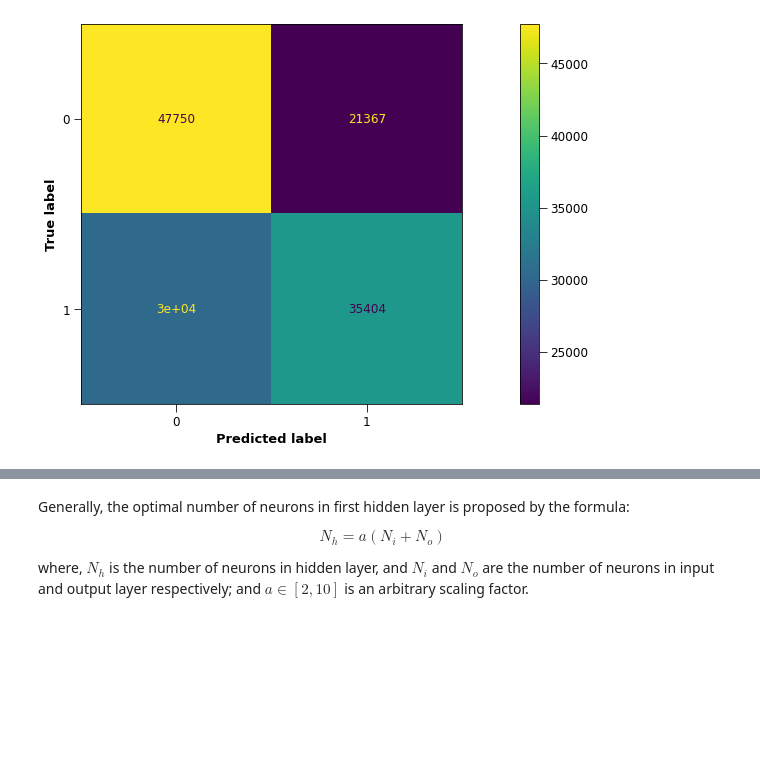
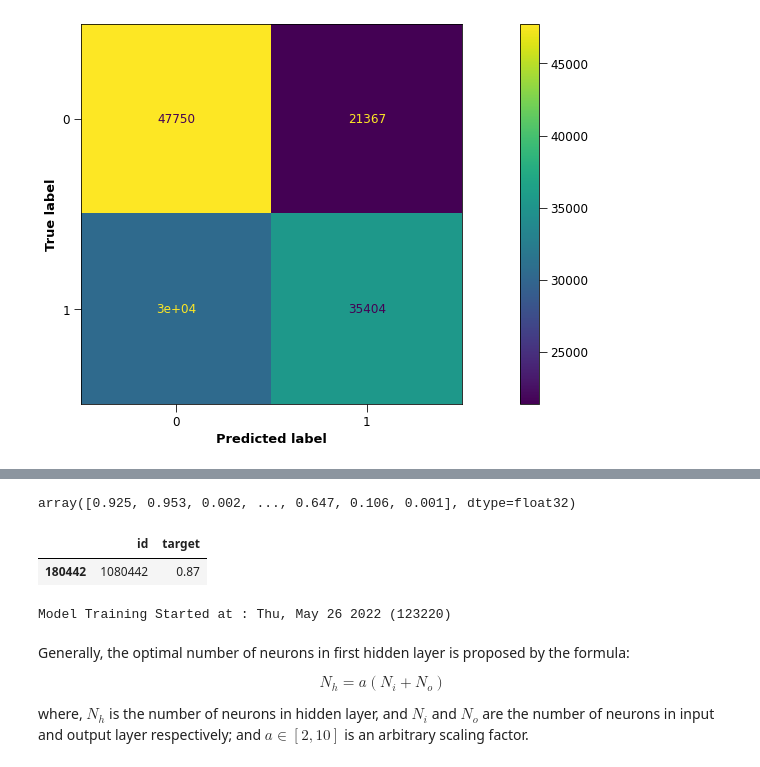
Before and after one commit to ZenithClown/self-development, a Jupyter notebook: notebooks/Tabular Playground Series [TPS] May, 2022.ipynb, the cells around one changed output, grey strips where cells are left out. Drawn from its saved outputs; the diff is of its cells as text; code cells hidden in the pictures; blank space fills up the shorter version.

```diff
--- a/notebooks/Tabular Playground Series [TPS] May, 2022.ipynb
+++ b/notebooks/Tabular Playground Series [TPS] May, 2022.ipynb
@@ -561,0 +614,5 @@ INPUT_SHAPE, OUTPUT_SHAPE
+# %%
+parameters = {'lambda': 7.12453109103749, 'alpha': 0.0012447844254356213, 'colsample_bytree': 0.9, 'subsample': 1.0, 'learning_rate': 0.02, 'n_estimators': 5079, 'max_depth': 8, 'random_state': 48, 'min_child_weight': 3}
+# %%
+model = XGBClassifier(**parameters)
+model
@@ -561,0 +631,2 @@ INPUT_SHAPE, OUTPUT_SHAPE
+# %%
+model.fit(x_train, y_train) # fit model
@@ -561,0 +644,17 @@ INPUT_SHAPE, OUTPUT_SHAPE
+# %%
+predictions = model.predict_proba(x_test)[:, 1]
+# %%
+predictions
+# %% [output]
+array([0.925, 0.953, 0.002, ..., 0.647, 0.106, 0.001], dtype=float32)
+# %%
+output = pd.DataFrame({"id" : tst_data.index, "target" : predictions})
+output.sample()
+# %% [output]
+|  | id | target |
+| 180442 | 1080442 | 0.87 |
+# %%
+ctime_ = dt.strftime(dt.strptime(ctime(), "%a %b %d %H:%M:%S %Y"), "%a, %b %d %Y (%H%M%S)") # time at which model is defined
+print(f"Model Training Started at : {ctime_}")
+# %% [output]
+Model Training Started at : Thu, May 26 2022 (123220)
```
Also changed, not shown: parts of 27 cells of this notebook.
